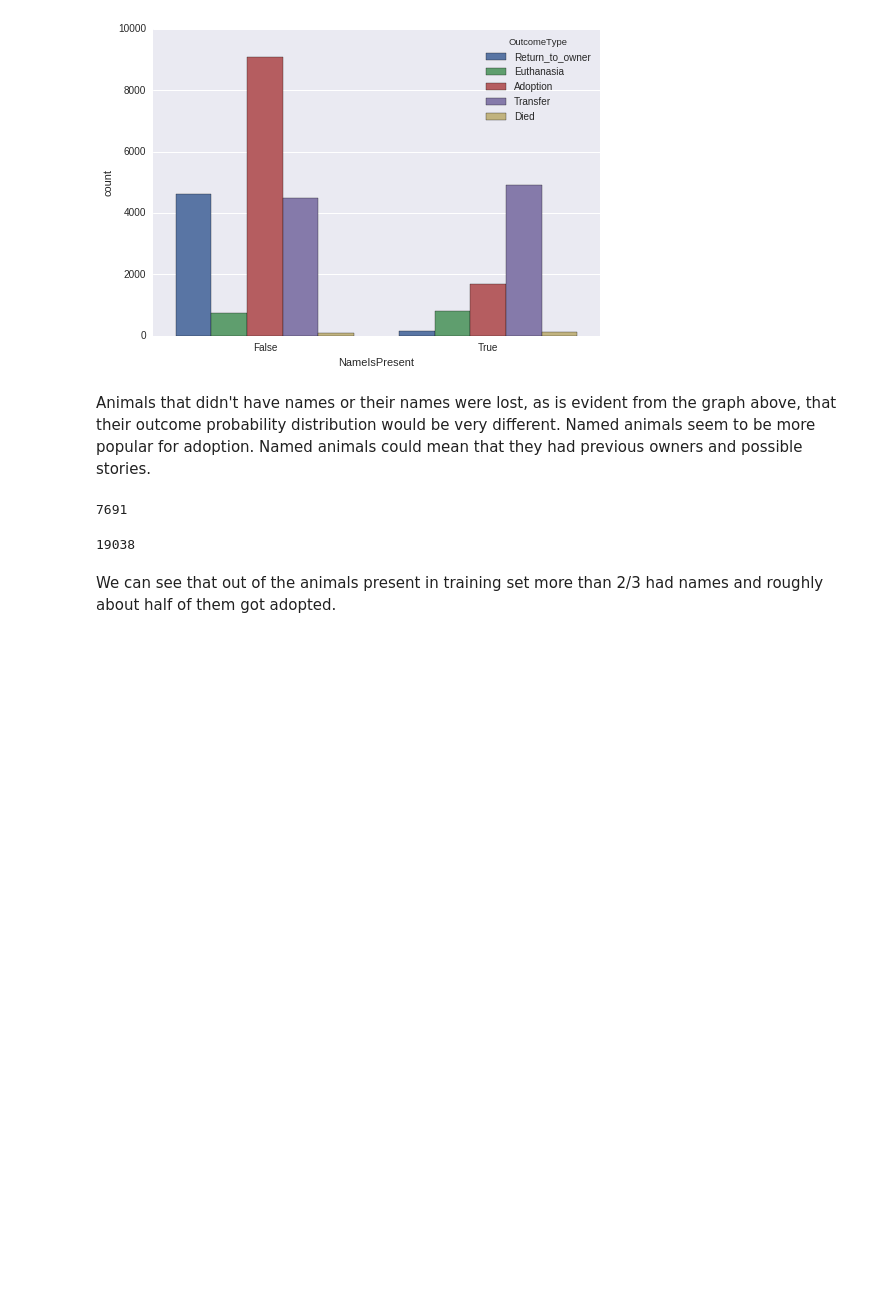
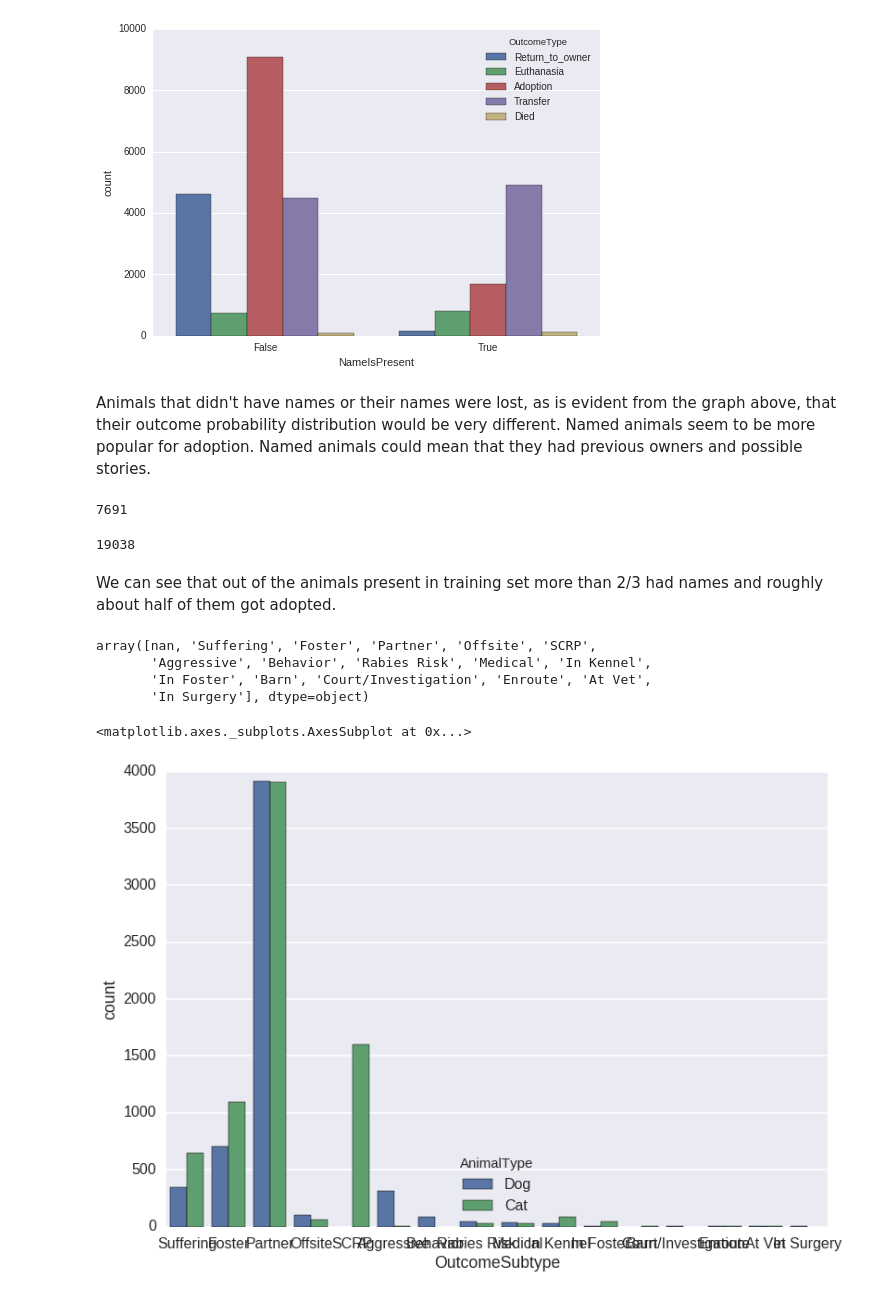
Before and after one commit to aedorado/shelterAnimalOutcomes, a Jupyter notebook: shelterAnimalOutcomes-Visualization.ipynb, the cells around one changed output. Drawn from its saved outputs; the diff is of its cells as text; code cells hidden in the pictures; blank space fills up the shorter version.

```diff
--- a/shelterAnimalOutcomes-Visualization.ipynb
+++ b/shelterAnimalOutcomes-Visualization.ipynb
@@ -107,3 +120,16 @@ df[df['NameIsPresent'] == False].shape[0]
 19038
 # %% [markdown]
 We can see that out of the animals present in training set more than 2/3 had names and roughly about half of them got adopted.
+# %%
+df['OutcomeSubtype'].unique()
+# %% [output]
+array([nan, 'Suffering', 'Foster', 'Partner', 'Offsite', 'SCRP',
+       'Aggressive', 'Behavior', 'Rabies Risk', 'Medical', 'In Kennel',
+       'In Foster', 'Barn', 'Court/Investigation', 'Enroute', 'At Vet',
+       'In Surgery'], dtype=object)
+# %%
+sns.set_context("poster")
+sns.countplot(x="OutcomeSubtype", hue="AnimalType", data=df)
+# %% [output]
+<matplotlib.axes._subplots.AxesSubplot at 0x...>
+[figure, added]
```
Also changed, not shown: parts of 9 cells of this notebook, 1 other file.
